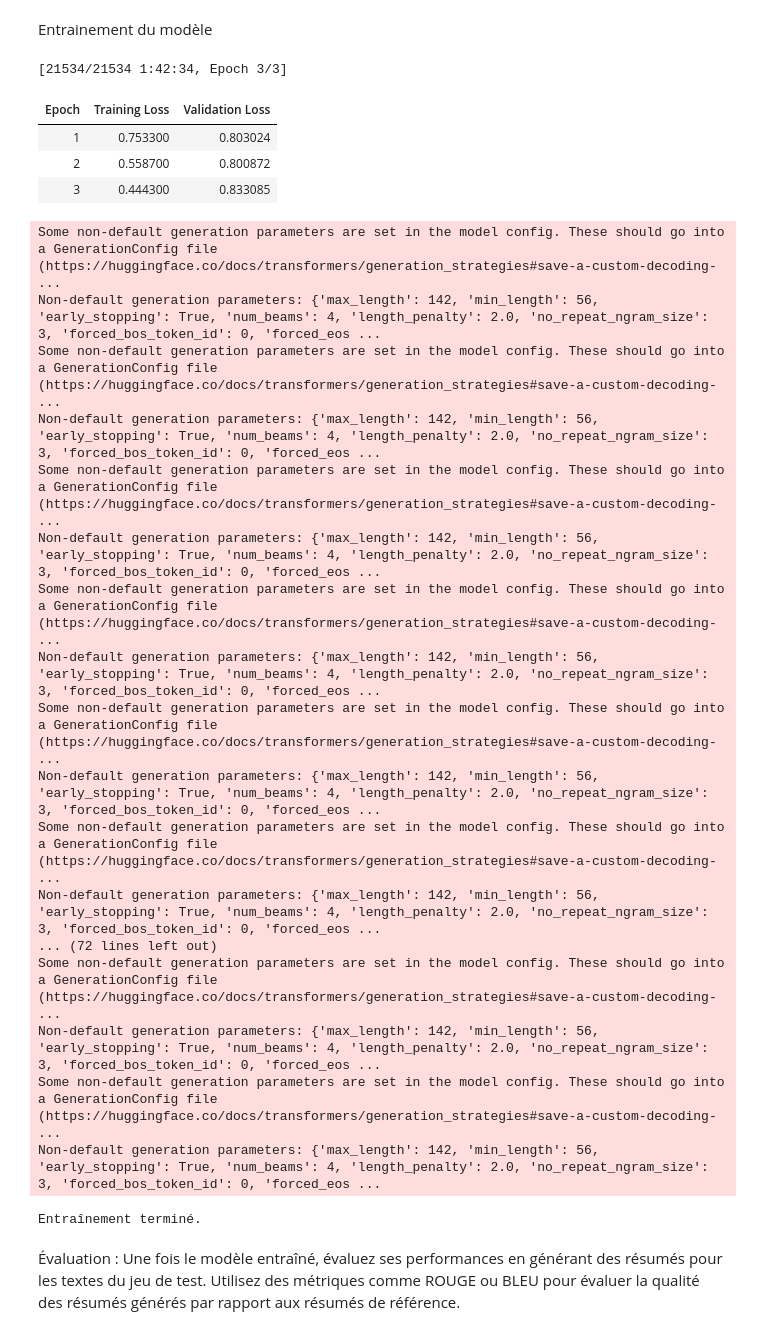
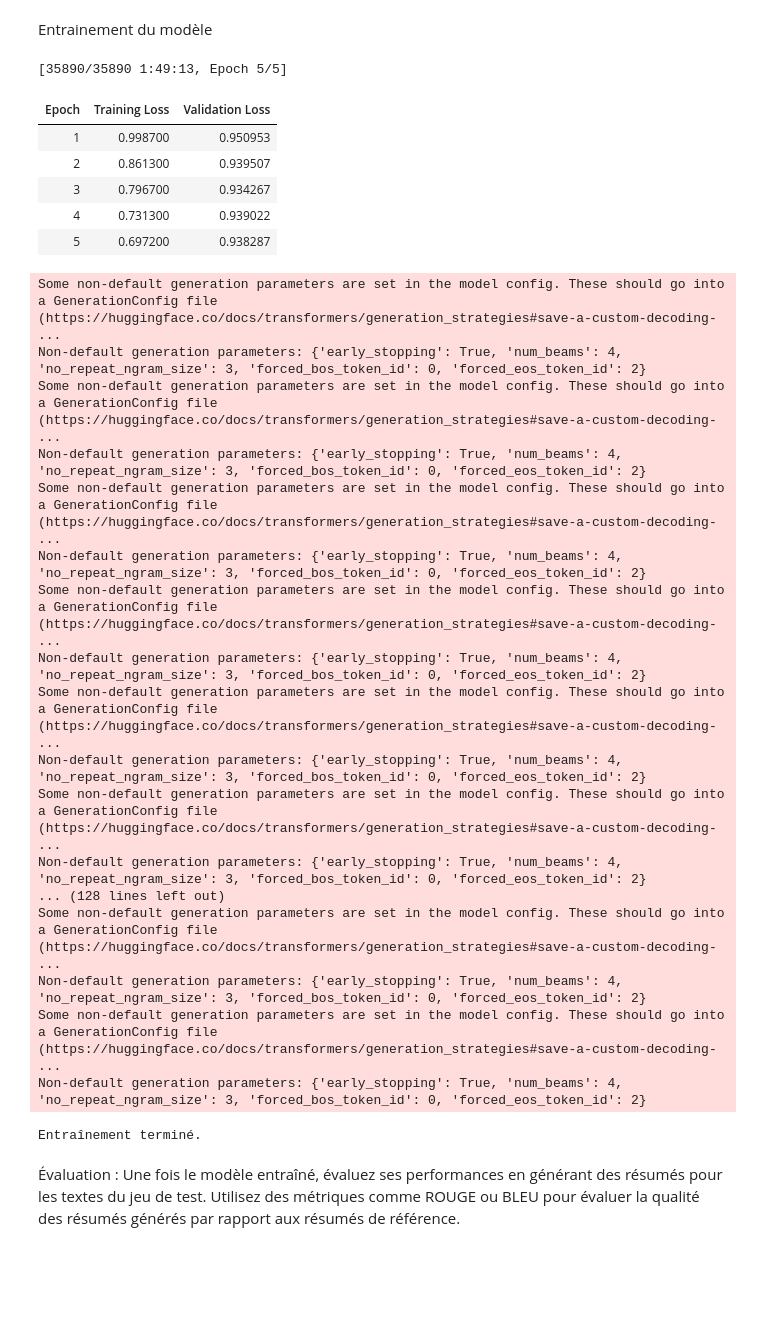
Before and after one commit to Sogo95/Resume-de-texte, a Jupyter notebook: summary.ipynb, the cells around one changed output. Saved outputs shown, nothing was run; the diff lists cells and outputs as text; code cells hidden in the pictures; blank space fills up the shorter version.

```diff
--- a/summary.ipynb
+++ b/summary.ipynb
@@ -95,7 +130,7 @@ def netoy_lemmat(text):
 
 
 # Appliquer le nettoyage et la lemmatisation
-ds = ds.map(lambda x: {'article': netoy_lemmat(x['article']),
+ds_reduced = ds_reduced.map(lambda x: {'article': netoy_lemmat(x['article']),
                         'highlights': netoy_lemmat(x['highlights'])})
 
 print("Traitement  terminés.")
@@ -110,13 +147,9 @@ Diviser les données en ensembles d’entraînement, de validation et de test.
 # %%
-# Mélanger les données pour assurer un échantillonnage aléatoire
-ds['train'] = ds['train'].shuffle(seed=42)
-ds['validation'] = ds['validation'].shuffle(seed=42)
-ds['test'] = ds['test'].shuffle(seed=42)
 
-# Sélectionner 10% des données de chaque ensemble
-train_sample = ds['train'].select(range(int(0.1 * len(ds['train']))))
-val_sample = ds['validation'].select(range(int(0.1 * len(ds['validation']))))
-test_sample = ds['test'].select(range(int(0.1 * len(ds['test']))))
+
+train_sample = ds_reduced['train']
+val_sample = ds_reduced['validation']
+test_sample = ds_reduced['test']
 
 print(f"Ensemble d'entraînement échantillonné: {len(train_sample)} exemples")
 print(f"Ensemble de validation échantillonné: {len(val_sample)} exemples")
@@ -182,0 +170,5 @@ BartForConditionalGeneration(
+# %%
+# Use a pipeline as a high-level helper
+from transformers import pipeline
+model_name="facebook/bart-base"
+pipe = pipeline("feature-extraction", model=model_name)
@@ -202,55 +236,72 @@ print(train_sample[0])
 # %% [markdown]
 Entrainement du modèle
 # %%
-from transformers import Trainer, TrainingArguments
+from transformers import Trainer, TrainingArguments, GenerationConfig
+
 # Arguments d'entraînement
 training_args = TrainingArguments(
     output_dir='./results',
-    evaluation_strategy='epoch',          # Évaluer après chaque époque
-    learning_rate=3e-5,                   # Taux d'apprentissage
-    per_device_train_batch_size=4,        # Taille du lot pour l'entraînement
-    per_device_eval_batch_size=4,         # Taille du lot pour la validation
-    num_train_epochs=3,                   # Nombre d'époques
-    weight_decay=0.01,                    # Pénalité de poids
+    eval_strategy="epoch",
+    learning_rate=3e-5,
+    per_device_train_batch_size=4,
+    per_device_eval_batch_size=4,
+    num_train_epochs=5,
+    weight_decay=0.01,
     save_total_limit=3,
+    fp16=True,
+    logging_dir='./logs',
+    report_to="none"
+)
 
+# Create a GenerationConfig object
+generation_config = GenerationConfig(
+    early_stopping=True,
+    num_beams=4,
+    no_repeat_ngram_size=3,
+    forced_bos_token_id=tokenizer.bos_token_id,
+    forced_eos_token_id=tokenizer.eos_token_id
 )
+
+# Assign the GenerationConfig to the model before creating the Trainer
+model.generation_config = generation_config
 
 # Initialiser le Trainer
 trainer = Trainer(
     model=model,
     args=training_args,
     train_dataset=train_sample,
     eval_dataset=val_sample,
 )
 
 # Entraîner le modèle
 trainer.train()
 
 print("Entraînement terminé.")
 # %% [output]
-[21534/21534 1:42:34, Epoch 3/3]
+[35890/35890 1:49:13, Epoch 5/5]
 | Epoch | Training Loss | Validation Loss |
-| 1 | 0.753300 | 0.803024 |
-| 2 | 0.558700 | 0.800872 |
-| 3 | 0.444300 | 0.833085 |
+| 1 | 0.998700 | 0.950953 |
+| 2 | 0.861300 | 0.939507 |
+| 3 | 0.796700 | 0.934267 |
+| 4 | 0.731300 | 0.939022 |
+| 5 | 0.697200 | 0.938287 |
 Some non-default generation parameters are set in the model config. These should go into a GenerationConfig file (https://huggingface.co/docs/transformers/generation_strategies#save-a-custom-decoding- ...
-Non-default generation parameters: {'max_length': 142, 'min_length': 56, 'early_stopping': True, 'num_beams': 4, 'length_penalty': 2.0, 'no_repeat_ngram_size': 3, 'forced_bos_token_id': 0, 'forced_eos ...
+Non-default generation parameters: {'early_stopping': True, 'num_beams': 4, 'no_repeat_ngram_size': 3, 'forced_bos_token_id': 0, 'forced_eos_token_id': 2}
 Some non-default generation parameters are set in the model config. These should go into a GenerationConfig file (https://huggingface.co/docs/transformers/generation_strategies#save-a-custom-decoding- ...
-Non-default generation parameters: {'max_length': 142, 'min_length': 56, 'early_stopping': True, 'num_beams': 4, 'length_penalty': 2.0, 'no_repeat_ngram_size': 3, 'forced_bos_token_id': 0, 'forced_eos ...
+Non-default generation parameters: {'early_stopping': True, 'num_beams': 4, 'no_repeat_ngram_size': 3, 'forced_bos_token_id': 0, 'forced_eos_token_id': 2}
 Some non-default generation parameters are set in the model config. These should go into a GenerationConfig file (https://huggingface.co/docs/transformers/generation_strategies#save-a-custom-decoding- ...
-Non-default generation parameters: {'max_length': 142, 'min_length': 56, 'early_stopping': True, 'num_beams': 4, 'length_penalty': 2.0, 'no_repeat_ngram_size': 3, 'forced_bos_token_id': 0, 'forced_eos ...
+Non-default generation parameters: {'early_stopping': True, 'num_beams': 4, 'no_repeat_ngram_size': 3, 'forced_bos_token_id': 0, 'forced_eos_token_id': 2}
 Some non-default generation parameters are set in the model config. These should go into a GenerationConfig file (https://huggingface.co/docs/transformers/generation_strategies#save-a-custom-decoding- ...
-Non-default generation parameters: {'max_length': 142, 'min_length': 56, 'early_stopping': True, 'num_beams': 4, 'length_penalty': 2.0, 'no_repeat_ngram_size': 3, 'forced_bos_token_id': 0, 'forced_eos ...
+Non-default generation parameters: {'early_stopping': True, 'num_beams': 4, 'no_repeat_ngram_size': 3, 'forced_bos_token_id': 0, 'forced_eos_token_id': 2}
 Some non-default generation parameters are set in the model config. These should go into a GenerationConfig file (https://huggingface.co/docs/transformers/generation_strategies#save-a-custom-decoding- ...
-Non-default generation parameters: {'max_length': 142, 'min_length': 56, 'early_stopping': True, 'num_beams': 4, 'length_penalty': 2.0, 'no_repeat_ngram_size': 3, 'forced_bos_token_id': 0, 'forced_eos ...
+Non-default generation parameters: {'early_stopping': True, 'num_beams': 4, 'no_repeat_ngram_size': 3, 'forced_bos_token_id': 0, 'forced_eos_token_id': 2}
 Some non-default generation parameters are set in the model config. These should go into a GenerationConfig file (https://huggingface.co/docs/transformers/generation_strategies#save-a-custom-decoding- ...
-Non-default generation parameters: {'max_length': 142, 'min_length': 56, 'early_stopping': True, 'num_beams': 4, 'length_penalty': 2.0, 'no_repeat_ngram_size': 3, 'forced_bos_token_id': 0, 'forced_eos ...
-... (72 lines left out)
+Non-default generation parameters: {'early_stopping': True, 'num_beams': 4, 'no_repeat_ngram_size': 3, 'forced_bos_token_id': 0, 'forced_eos_token_id': 2}
+... (128 lines left out)
 Some non-default generation parameters are set in the model config. These should go into a GenerationConfig file (https://huggingface.co/docs/transformers/generation_strategies#save-a-custom-decoding- ...
-Non-default generation parameters: {'max_length': 142, 'min_length': 56, 'early_stopping': True, 'num_beams': 4, 'length_penalty': 2.0, 'no_repeat_ngram_size': 3, 'forced_bos_token_id': 0, 'forced_eos ...
+Non-default generation parameters: {'early_stopping': True, 'num_beams': 4, 'no_repeat_ngram_size': 3, 'forced_bos_token_id': 0, 'forced_eos_token_id': 2}
 Some non-default generation parameters are set in the model config. These should go into a GenerationConfig file (https://huggingface.co/docs/transformers/generation_strategies#save-a-custom-decoding- ...
-Non-default generation parameters: {'max_length': 142, 'min_length': 56, 'early_stopping': True, 'num_beams': 4, 'length_penalty': 2.0, 'no_repeat_ngram_size': 3, 'forced_bos_token_id': 0, 'forced_eos ...
+Non-default generation parameters: {'early_stopping': True, 'num_beams': 4, 'no_repeat_ngram_size': 3, 'forced_bos_token_id': 0, 'forced_eos_token_id': 2}
 Entraînement terminé.
 # %% [markdown]
 Évaluation : Une fois le modèle entraîné, évaluez ses performances en générant des résumés pour les textes du jeu de test. Utilisez des métriques comme ROUGE ou BLEU pour évaluer la qualité des résumés générés par rapport aux résumés de référence.
```
Also changed, not shown: parts of 21 cells of this notebook.
